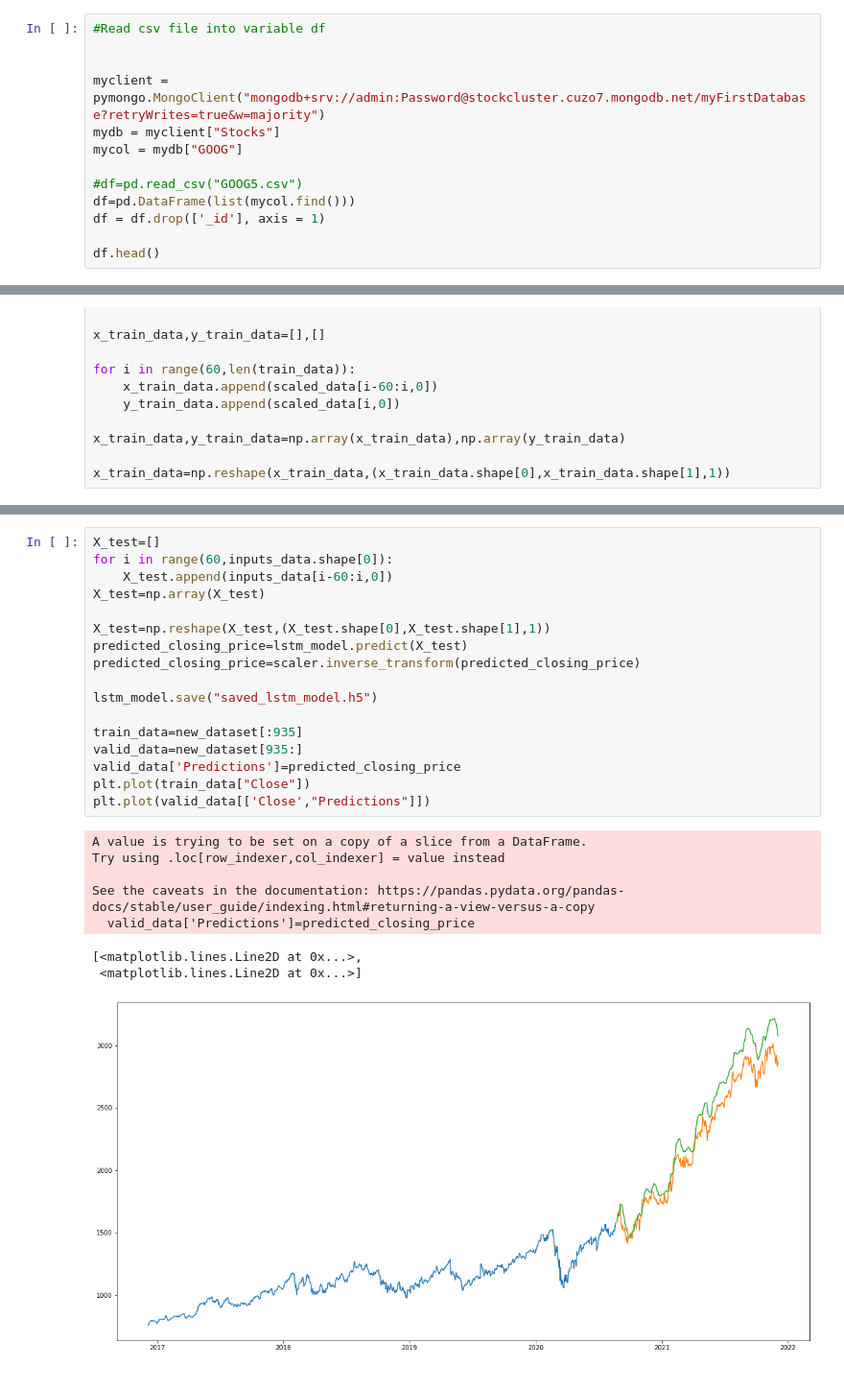
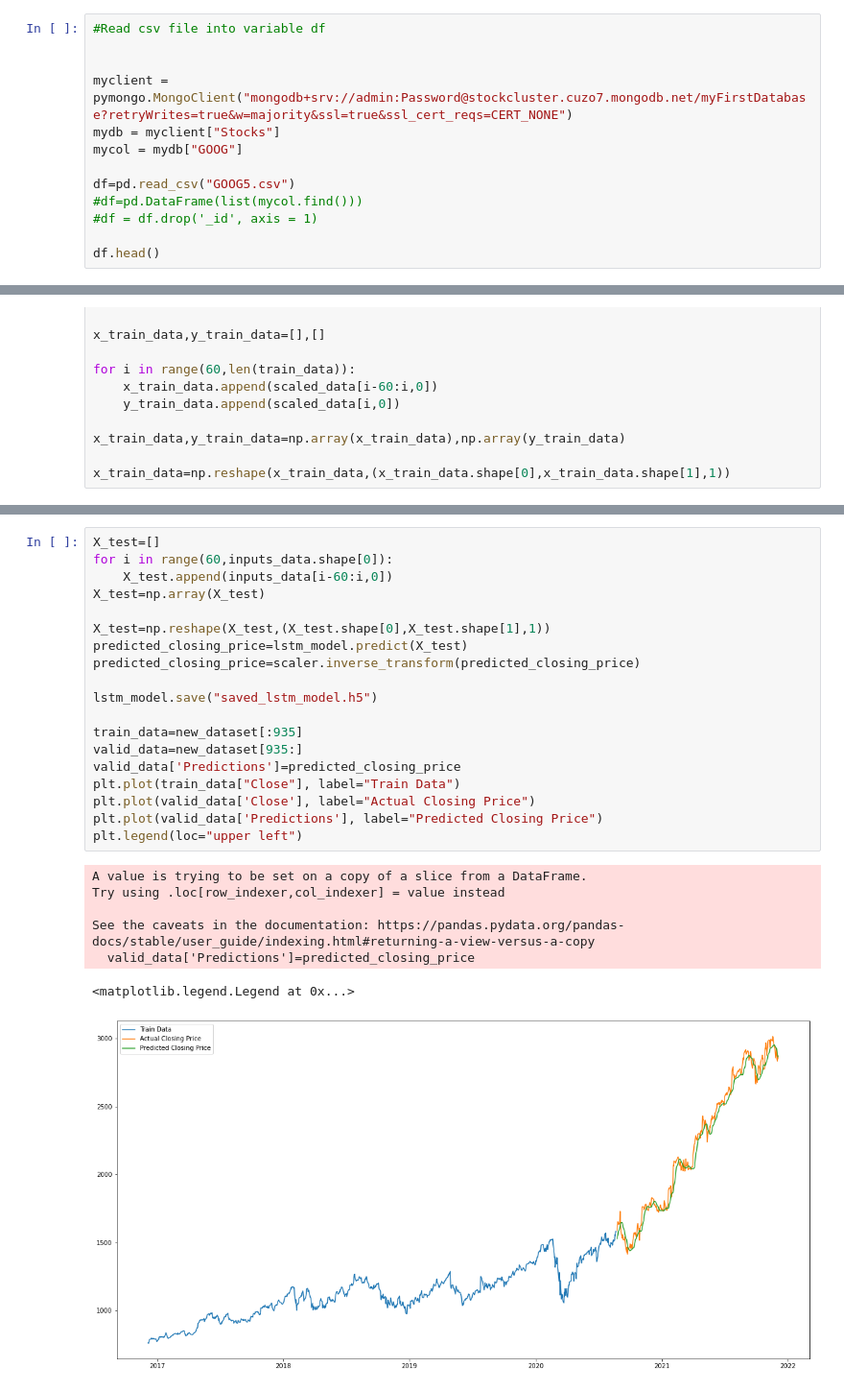
Before and after one commit to DeanMcG/4thYearProject, a Jupyter notebook: appTest.ipynb, the cells around one changed output, grey strips where cells are left out. Shown: that part at 96% size. Cells and saved outputs as stored; diff of their text form.

```diff
--- a/appTest.ipynb
+++ b/appTest.ipynb
@@ -28,13 +28,13 @@ First I will read in the data from the 'GOOG' csv file on my machine and assign
 #Read csv file into variable df
 
 
-myclient = pymongo.MongoClient("mongodb+srv://admin:Password@stockcluster.cuzo7.mongodb.net/myFirstDatabase?retryWrites=true&w=majority")
+myclient = pymongo.MongoClient("mongodb+srv://admin:Password@stockcluster.cuzo7.mongodb.net/myFirstDatabase?retryWrites=true&w=majority&ssl=true&ssl_cert_reqs=CERT_NONE")
 mydb = myclient["Stocks"]
 mycol = mydb["GOOG"]
 
-#df=pd.read_csv("GOOG5.csv")
-df=pd.DataFrame(list(mycol.find()))
-df = df.drop(['_id'], axis = 1)
+df=pd.read_csv("GOOG5.csv")
+#df=pd.DataFrame(list(mycol.find()))
+#df = df.drop('_id', axis = 1)
 
 df.head()
 # %% [output]
@@ -103,26 +103,27 @@ lstm_model.fit(x_train_data,y_train_data,epochs=1,batch_size=1,verbose=2)
 # %%
 X_test=[]
 for i in range(60,inputs_data.shape[0]):
     X_test.append(inputs_data[i-60:i,0])
 X_test=np.array(X_test)
 
 X_test=np.reshape(X_test,(X_test.shape[0],X_test.shape[1],1))
 predicted_closing_price=lstm_model.predict(X_test)
 predicted_closing_price=scaler.inverse_transform(predicted_closing_price)
 
 lstm_model.save("saved_lstm_model.h5")
 
 train_data=new_dataset[:935]
 valid_data=new_dataset[935:]
 valid_data['Predictions']=predicted_closing_price
-plt.plot(train_data["Close"])
-plt.plot(valid_data[['Close',"Predictions"]])
+plt.plot(train_data["Close"], label="Train Data")
+plt.plot(valid_data['Close'], label="Actual Closing Price")
+plt.plot(valid_data['Predictions'], label="Predicted Closing Price")
+plt.legend(loc="upper left")
 # %% [output]
 A value is trying to be set on a copy of a slice from a DataFrame.
 Try using .loc[row_indexer,col_indexer] = value instead
 
 See the caveats in the documentation: https://pandas.pydata.org/pandas-docs/stable/user_guide/indexing.html#returning-a-view-versus-a-copy
   valid_data['Predictions']=predicted_closing_price
-[<matplotlib.lines.Line2D at 0x...>,
- <matplotlib.lines.Line2D at 0x...>]
+<matplotlib.legend.Legend at 0x...>
-[figure, old version]
+[figure, new version]
```
Also changed, not shown: parts of 1 cell of this notebook, 2 other files.
